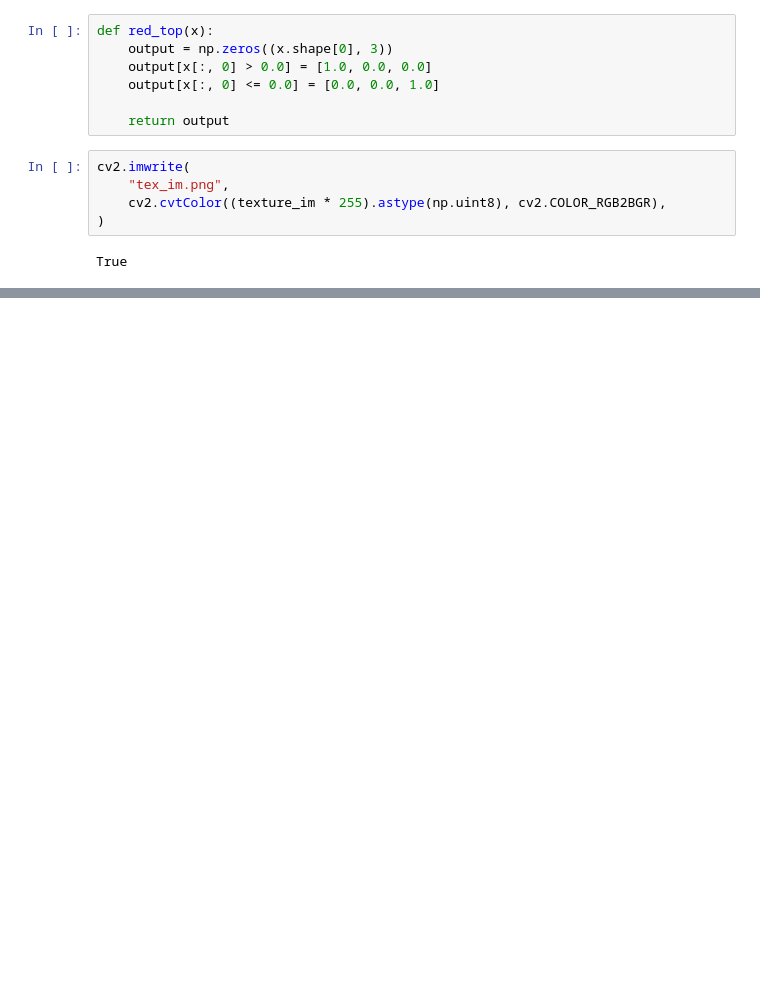
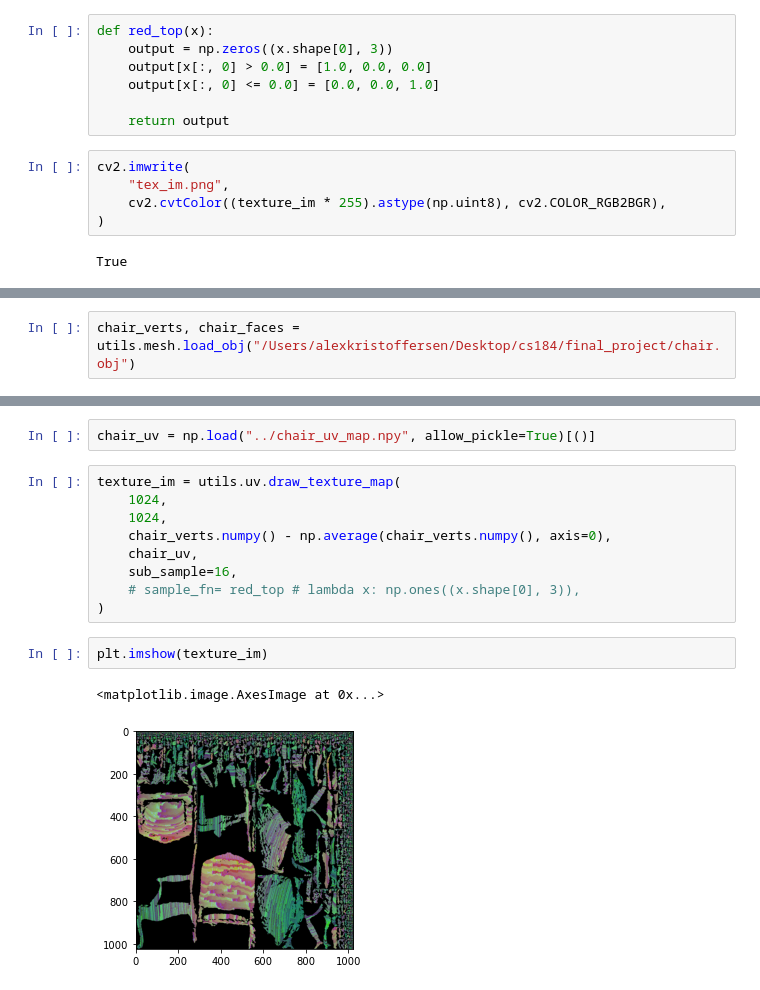
Before and after one commit to akristoffersen/Scene2Mesh, a Jupyter notebook: notebooks/texture.ipynb, the cells around one changed output, grey strips where cells are left out. Saved outputs shown, nothing was run; the diff lists cells and outputs as text; blank space fills up the shorter version.

```diff
--- a/notebooks/texture.ipynb
+++ b/notebooks/texture.ipynb
@@ -354,0 +343,2 @@ True
+# %%
+chair_verts, chair_faces = utils.mesh.load_obj("/Users/alexkristoffersen/Desktop/cs184/final_project/chair.obj")
@@ -354,0 +370,16 @@ True
+# %%
+chair_uv = np.load("../chair_uv_map.npy", allow_pickle=True)[()]
+# %%
+texture_im = utils.uv.draw_texture_map(
+    1024,
+    1024,
+    chair_verts.numpy() - np.average(chair_verts.numpy(), axis=0),
+    chair_uv,
+    sub_sample=16,
+    # sample_fn= red_top # lambda x: np.ones((x.shape[0], 3)),
+)
+# %%
+plt.imshow(texture_im)
+# %% [output]
+<matplotlib.image.AxesImage at 0x...>
+[figure, added]
```
Also changed, not shown: parts of 14 cells of this notebook, 1 other file.
